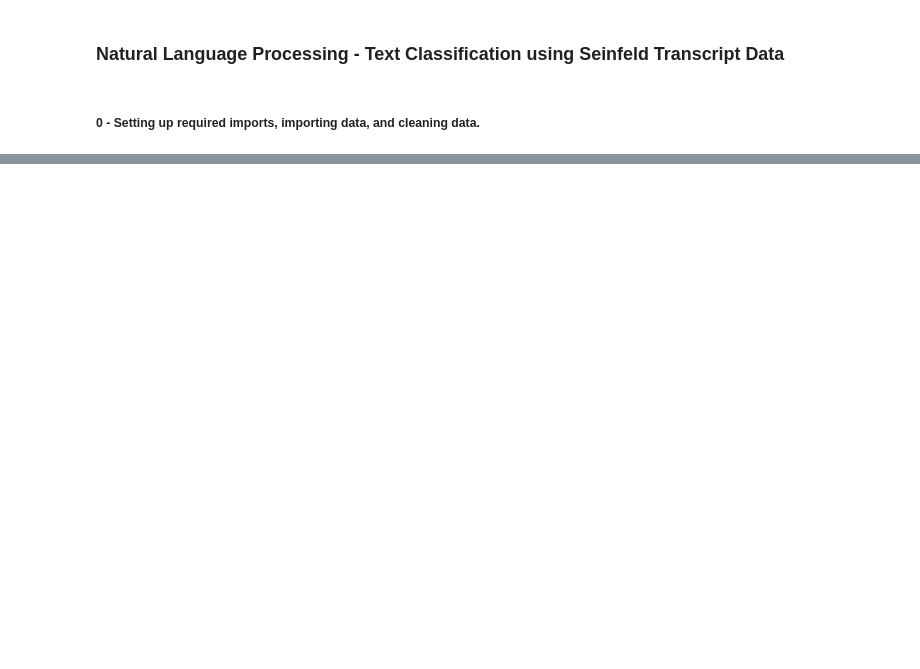
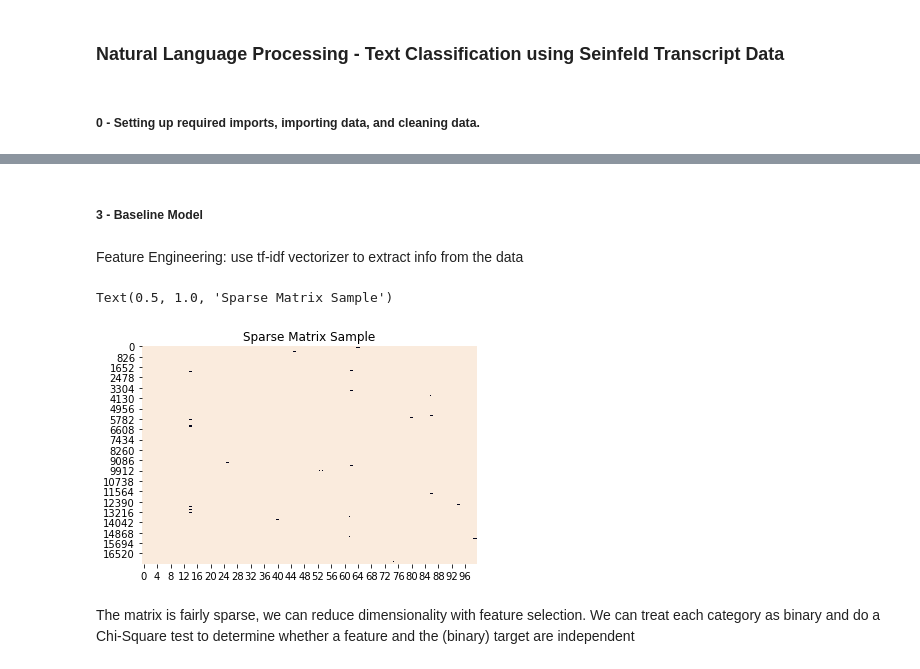
Before and after one commit to Victor-Denisov/Character-Similarity-NLP, a Jupyter notebook: Text Classification NLP.ipynb, the cells around one changed output, grey strips where cells are left out. Saved outputs shown, nothing was run; the diff lists cells and outputs as text; code cells hidden in the pictures; blank space fills up the shorter version.

Commit message:
implemented basic BoW NB classifier model

```diff
--- a/Text Classification NLP.ipynb
+++ b/Text Classification NLP.ipynb
@@ -84,0 +153,10 @@ Unsurprisingly, Jerry has the most lines followed by George, Elaine, and Kramer.
+# %%
+# download NLTK data, un-comment this out if you don't have it
+# nltk.download('wordnet')
+# nltk.download('stopwords')
+# obtain stopwords
+lst_stopwords = nltk.corpus.stopwords.words("english")
+cleanedDF["Character Text_clean"] = cleanedDF["Character Text"].apply(lambda x:
+          utils_preprocess_text(x, flg_stemm=False, flg_lemm=True,
+          lst_stopwords=lst_stopwords))
+cleanedDF.head()
@@ -84,0 +170,27 @@ Unsurprisingly, Jerry has the most lines followed by George, Elaine, and Kramer.
+# %%
+## split dataset
+dtf_train, dtf_test = model_selection.train_test_split(cleanedDF, test_size=0.3)
+## get target
+y_train = dtf_train["Character"].values
+y_test = dtf_test["Character"].values
+# %% [markdown]
+##### 3 - Baseline Model
+# %% [markdown]
+Feature Engineering: use tf-idf vectorizer to extract info from the data
+# %%
+## Tf-Idf (advanced variant of BoW)
+vectorizer = feature_extraction.text.TfidfVectorizer(max_features=10000, ngram_range=(1,2))
+
+corpus = dtf_train["Character Text_clean"]
+vectorizer.fit(corpus)
+X_train = vectorizer.transform(corpus)
+dic_vocabulary = vectorizer.vocabulary_
+
+sns.heatmap(X_train.todense()[:,np.random.randint(0,X_train.shape[1],100)]==0, vmin=0, vmax=1,
+            cbar=False).set_title('Sparse Matrix Sample')
+# %% [output]
+Text(0.5, 1.0, 'Sparse Matrix Sample')
+[figure, added]
+# %% [markdown]
+The matrix is fairly sparse, we can reduce dimensionality with feature selection.
+We can treat each category as binary and do a Chi-Square test to determine whether a feature and the (binary) target are independent
```
Also changed, not shown: parts of 23 cells of this notebook.
